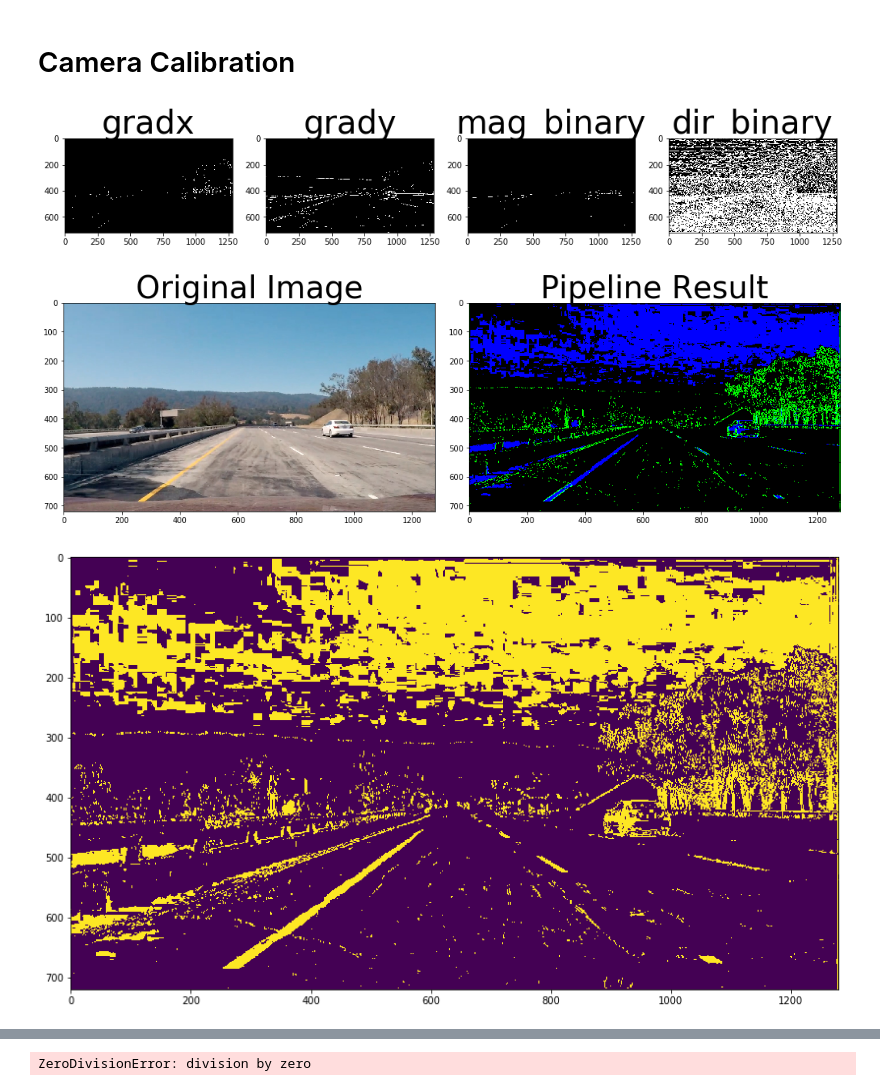
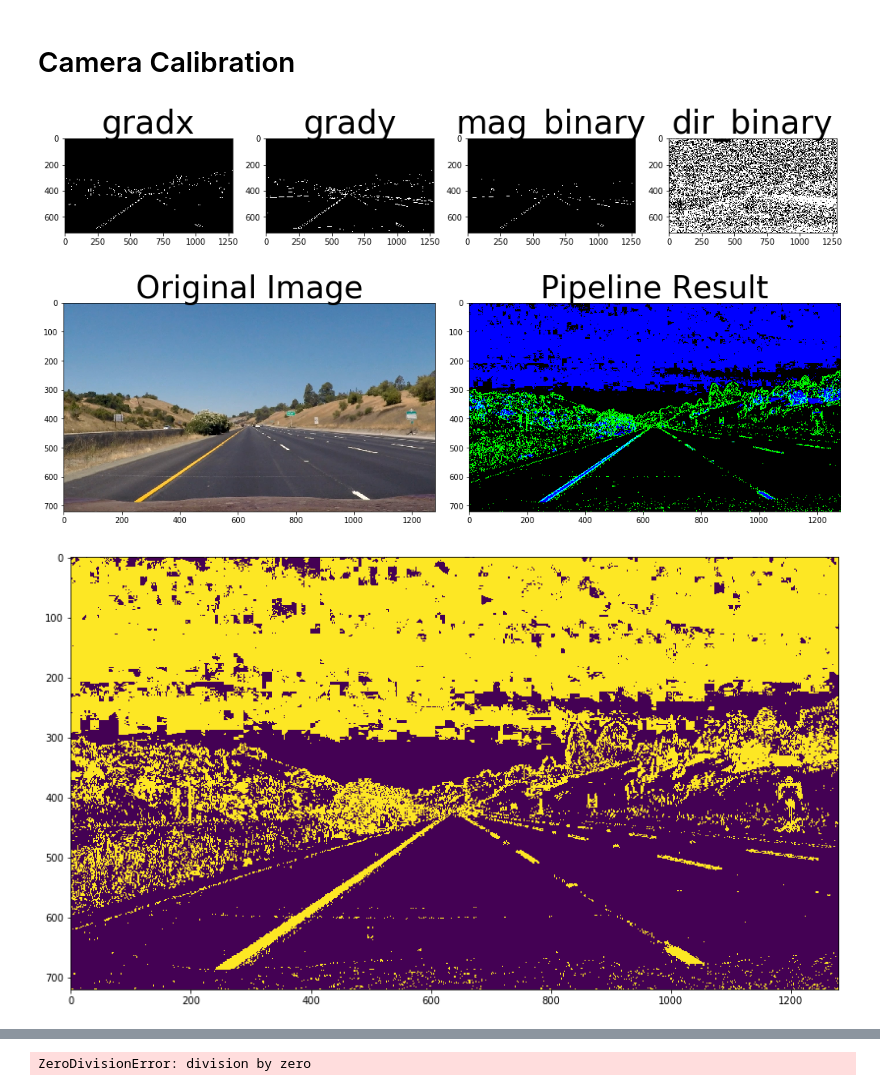
Before and after one commit to tw00/CarND-Advanced-Lane-Lines, a Jupyter notebook: CarND-Advanced-Lane-Lines-Class.ipynb, the cells around one changed output, grey strips where cells are left out. Cells and saved outputs as stored; diff of their text form; code cells hidden in the pictures.

```diff
--- a/CarND-Advanced-Lane-Lines-Class.ipynb
+++ b/CarND-Advanced-Lane-Lines-Class.ipynb
@@ -58,6 +58,45 @@ if False:
     #bird = cam.warp_birdeye(dst)
     #plt.imshow(bird)
     #plt.show()
+# %%
+if True:
+    # Load image
+    image = cv2.imread('test_images/straight_lines1.jpg')
+#    image = cv2.imread('test_images/color-shadow-example.jpg')
+#    image = cv2.imread('test_images/test8.jpg')
+    image = cv2.cvtColor(image, cv2.COLOR_BGR2RGB)
+
+    # Choose a Sobel kernel size
+    ksize = 3 # Choose a larger odd number to smooth gradient measurements
+
+    # Apply each of the thresholding functions
+    gradx = ImageFilter.abs_sobel_thresh(image, orient='x', sobel_kernel=ksize, thresh=(50, 255))
+    grady = ImageFilter.abs_sobel_thresh(image, orient='y', sobel_kernel=ksize, thresh=(50, 255))
+    mag_binary = ImageFilter.mag_thresh(image, sobel_kernel=ksize, mag_thresh=(100, 255))
+    dir_binary = ImageFilter.dir_threshold(image, sobel_kernel=ksize, dir_thresh=(np.pi/4, np.pi/2))
+    result, result2 = ImageFilter.gradient_filter(image)
+
+    # Plot the result
+    f, (ax1, ax2, ax3, ax4) = plt.subplots(1, 4, figsize=(14, 9))
+    f.tight_layout()
+    ax1.imshow(gradx,cmap='gray');      ax1.set_title('gradx', fontsize=40)
+    ax2.imshow(grady,cmap='gray');      ax2.set_title('grady', fontsize=40)
+    ax3.imshow(mag_binary,cmap='gray'); ax3.set_title('mag_binary', fontsize=40)
+    ax4.imshow(dir_binary,cmap='gray'); ax4.set_title('dir_binary', fontsize=40)
+
+    # Plot the result
+    f, (ax1, ax2) = plt.subplots(1, 2, figsize=(14, 9))
+    f.tight_layout()
+    ax1.imshow(image);  ax1.set_title('Original Image', fontsize=40)
+    ax2.imshow(result); ax2.set_title('Pipeline Result', fontsize=40)
+    plt.subplots_adjust(left=0., right=1, top=0.9, bottom=0.)
+
+    plt.figure(figsize=(14, 9))
+    plt.imshow(result2);
+# %% [output]
+[figure, added]
+[figure, added]
+[figure, added]
 # %%
 from lib.camera import Camera
 from lib.image_filter import ImageFilter
@@ -74,38 +120,0 @@ from lib.lane_line import LaneLine
-# %%
-if True:
-    # Load image
-#    image = cv2.imread('test_images/color-shadow-example.jpg')
-    image = cv2.imread('test_images/test8.jpg')
-    image = cv2.cvtColor(image, cv2.COLOR_BGR2RGB)
-
-    # Choose a Sobel kernel size
-    ksize = 3 # Choose a larger odd number to smooth gradient measurements
-
-    # Apply each of the thresholding functions
-    gradx = ImageFilter.abs_sobel_thresh(image, orient='x', sobel_kernel=ksize, thresh=(50, 255))
-    grady = ImageFilter.abs_sobel_thresh(image, orient='y', sobel_kernel=ksize, thresh=(50, 255))
-    mag_binary = ImageFilter.mag_thresh(image, sobel_kernel=ksize, mag_thresh=(100, 255))
-    dir_binary = ImageFilter.dir_threshold(image, sobel_kernel=ksize, dir_thresh=(np.pi/4, np.pi/2))
-    result, result2 = ImageFilter.gradient_filter(image)
-
-    # Plot the result
-    f, (ax1, ax2, ax3, ax4) = plt.subplots(1, 4, figsize=(14, 9))
-    f.tight_layout()
-    ax1.imshow(gradx,cmap='gray');      ax1.set_title('gradx', fontsize=40)
-    ax2.imshow(grady,cmap='gray');      ax2.set_title('grady', fontsize=40)
-    ax3.imshow(mag_binary,cmap='gray'); ax3.set_title('mag_binary', fontsize=40)
-    ax4.imshow(dir_binary,cmap='gray'); ax4.set_title('dir_binary', fontsize=40)
-
-    # Plot the result
-    f, (ax1, ax2) = plt.subplots(1, 2, figsize=(14, 9))
-    f.tight_layout()
-    ax1.imshow(image);  ax1.set_title('Original Image', fontsize=40)
-    ax2.imshow(result); ax2.set_title('Pipeline Result', fontsize=40)
-    plt.subplots_adjust(left=0., right=1, top=0.9, bottom=0.)
-
-    plt.figure(figsize=(14, 9))
-    plt.imshow(result2);
-# %% [output]
-[figure, removed]
-[figure, removed]
-[figure, removed]
```
Also changed, not shown: parts of 11 cells of this notebook.
